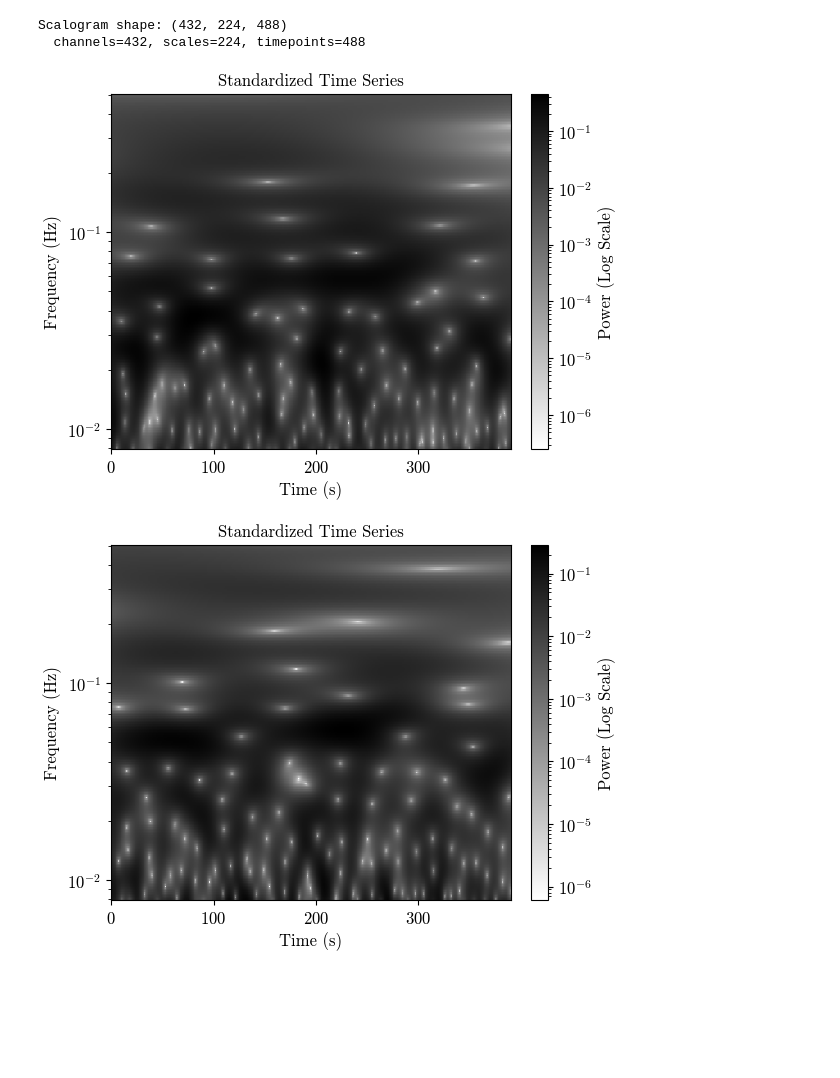
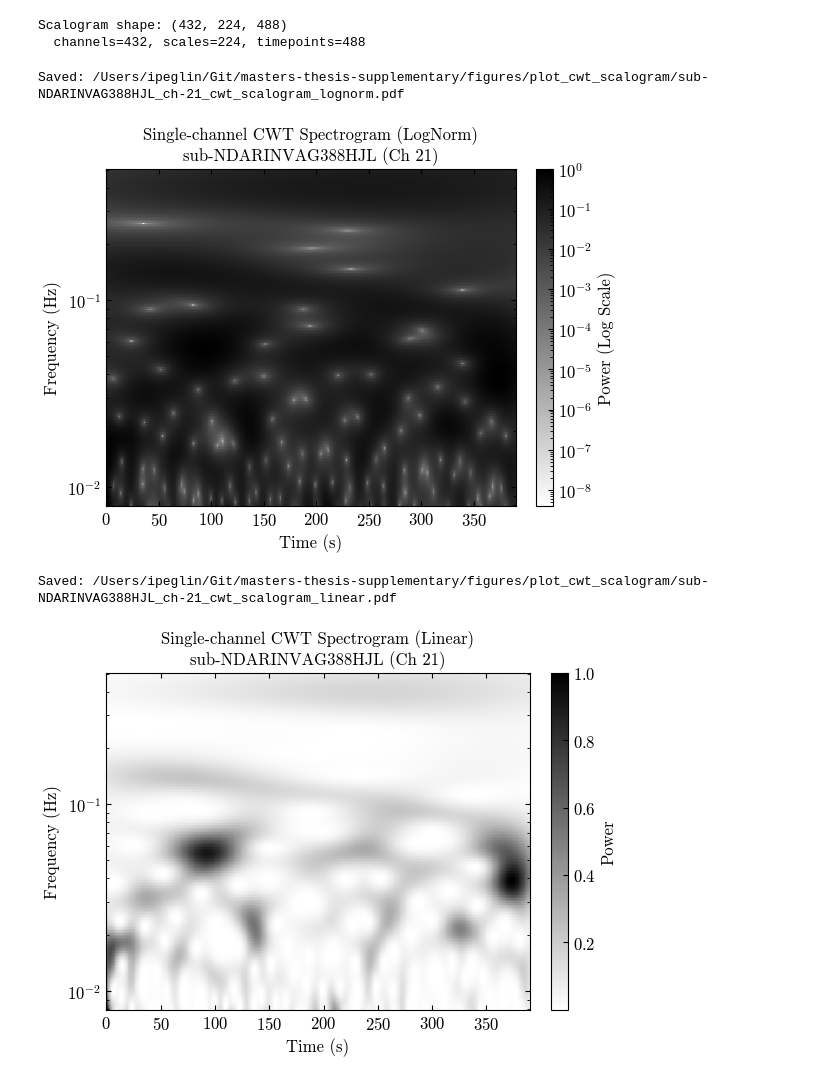
Before and after one commit to ipeglin/masters-thesis-supplementary, a Jupyter notebook: plotting/plot_cwt_scalogram.ipynb, the cells around one changed output. Saved outputs shown, nothing was run; the diff lists cells and outputs as text; code cells hidden in the pictures; blank space fills up the shorter version.

```diff
--- a/plotting/plot_cwt_scalogram.ipynb
+++ b/plotting/plot_cwt_scalogram.ipynb
@@ -45,7 +46,7 @@ preprocessing_dir = Path("/Users/ipeglin/Documents/masters_thesis/bids_processed
 h5_path = preprocessing_dir / subject_id / f"{file_name}_bold.h5"
 
 # Channel indices to plot (0-based into the concatenated cortical+subcortical array)
-channels_to_plot = [0, 1]
+channels_to_plot = [21]
 # %% [output]
 sub-NDARINVAG388HJL_task-restAP_run-01_space-MNI152NLin2009cAsym_res-2_desc-preproc
 # %%
@@ -69,27 +70,57 @@ Scalogram shape: (432, 224, 488)
 # %%
 # ---------------------------------------------------------------------------
 # Plot
 # ---------------------------------------------------------------------------
 include_params = ["sub", "task"]
-cmap = 'gray_r'
+cmap = "gray_r"  # gray_r
+out_dir = REPO_ROOT / "figures" / get_name()
+out_dir.mkdir(parents=True, exist_ok=True)
 
 for ch in channels_to_plot:
-  power_std = scalogram[ch]    # [n_scales, n_timepoints]
+    power_std = scalogram[ch]    # [n_scales, n_timepoints]
 
-  vmin_std = power_std[power_std > 0].min() if len(power_std[power_std > 0]) > 0 else 1e-10
-  norm_std = mcolors.LogNorm(vmin=vmin_std, vmax=power_std.max())
+    vmin_std = power_std[power_std > 0].min() if len(power_std[power_std > 0]) > 0 else 1e-10
+    norm_std = mcolors.LogNorm(vmin=vmin_std, vmax=power_std.max())
 
-  mesh_std = plt.pcolormesh(
-      time_axis, FREQ_AXIS, power_std,
-      shading="auto", cmap=cmap, norm=norm_std,
-  )
-  plt.yscale("log")
-  plt.xlabel("Time (s)")
-  plt.ylabel("Frequency (Hz)")
-  plt.title(f"Standardized Time Series")
-  plt.colorbar(mesh_std, label="Power (Log Scale)")
+    fig, ax = plt.subplots()
+    mesh_std = ax.pcolormesh(
+        time_axis, FREQ_AXIS, power_std,
+        shading="auto", cmap=cmap, norm=norm_std,
+        linewidth=0, antialiased=False, edgecolors="none", rasterized=True,
+    )
+    ax.set_yscale("log")
+    ax.set_xlabel("Time (s)")
+    ax.set_ylabel("Frequency (Hz)")
+    ax.set_title(f"Single-channel CWT Spectrogram (LogNorm)\n{subject_id} (Ch {ch})")
+    fig.colorbar(mesh_std, label="Power (Log Scale)")
 
-  plt.show()
+    out_path = out_dir / f"{subject_id}_ch-{ch}_cwt_scalogram_lognorm.pdf"
+    fig.savefig(out_path, format="pdf")
+    print(f"Saved: {out_path}")
+
+    plt.show()
+    plt.close(fig)
+
+    fig, ax = plt.subplots()
+    mesh_std = ax.pcolormesh(
+        time_axis, FREQ_AXIS, power_std,
+        shading="auto", cmap=cmap,
+        linewidth=0, antialiased=False, edgecolors="none", rasterized=True,
+    )
+    ax.set_yscale("log")
+    ax.set_xlabel("Time (s)")
+    ax.set_ylabel("Frequency (Hz)")
+    ax.set_title(f"Single-channel CWT Spectrogram (Linear)\n{subject_id} (Ch {ch})")
+    fig.colorbar(mesh_std, label="Power")
+
+    out_path = out_dir / f"{subject_id}_ch-{ch}_cwt_scalogram_linear.pdf"
+    fig.savefig(out_path, format="pdf")
+    print(f"Saved: {out_path}")
+
+    plt.show()
+    plt.close(fig)
 # %% [output]
+Saved: /Users/ipeglin/Git/masters-thesis-supplementary/figures/plot_cwt_scalogram/sub-NDARINVAG388HJL_ch-21_cwt_scalogram_lognorm.pdf
-[figure, old version]
+[figure, new version]
+Saved: /Users/ipeglin/Git/masters-thesis-supplementary/figures/plot_cwt_scalogram/sub-NDARINVAG388HJL_ch-21_cwt_scalogram_linear.pdf
-[figure, old version]
+[figure, new version]
```
Also changed, not shown: parts of 1 cell of this notebook, 2 other files.
